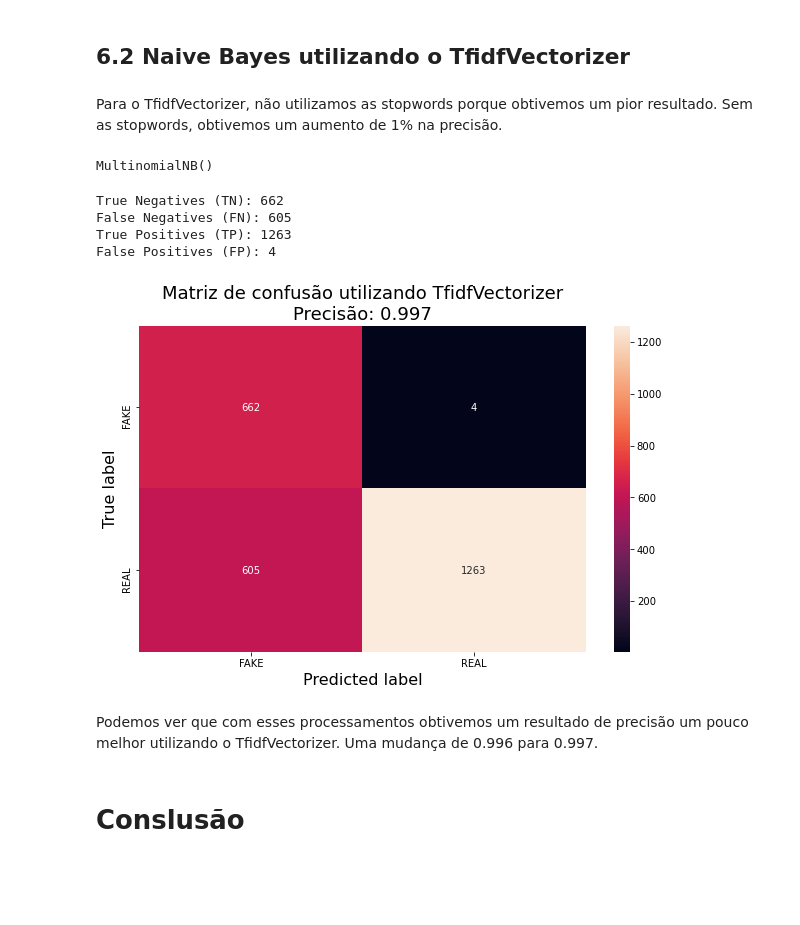
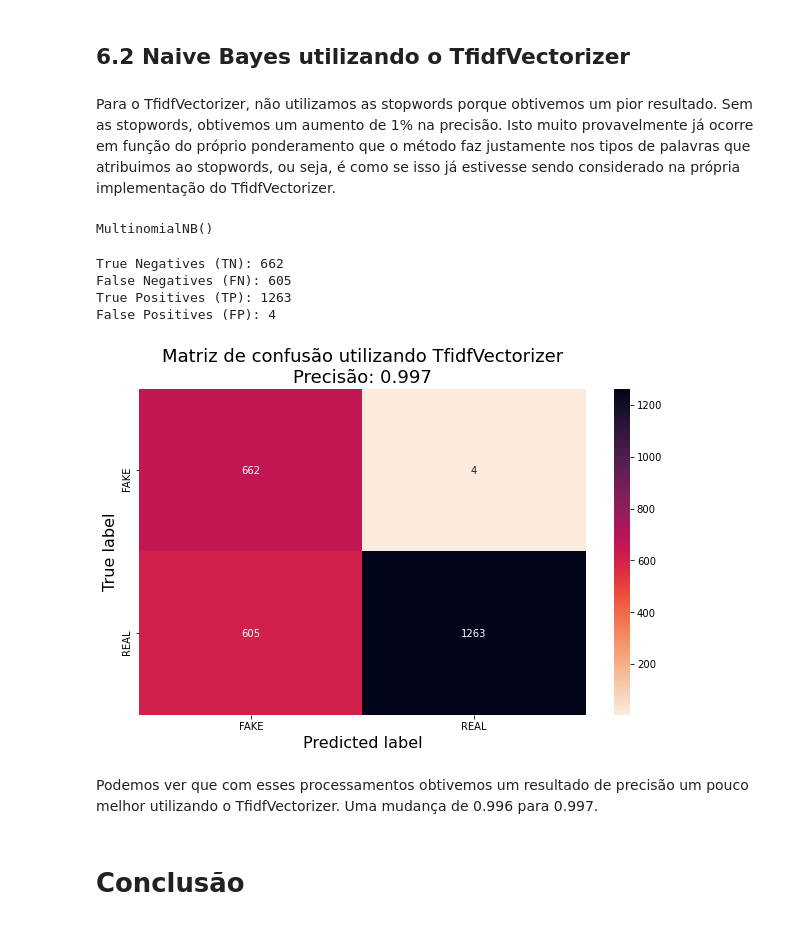
Before and after one commit to thalissonfelipe/mineracao, a Jupyter notebook: Trabalho04/PLN.ipynb, the cells around one changed output. Cells and saved outputs as stored; diff of their text form; code cells hidden in the pictures; blank space fills up the shorter version.

```diff
--- a/Trabalho04/PLN.ipynb
+++ b/Trabalho04/PLN.ipynb
@@ -210,7 +222,7 @@ Podemos ver que com esses processamentos obtivemos um resultado de precisão um
 # %% [markdown]
 ## 6.2 Naive Bayes utilizando o TfidfVectorizer
 # %% [markdown]
-Para o TfidfVectorizer, não utilizamos as stopwords porque obtivemos um pior resultado. Sem as stopwords, obtivemos um aumento de 1% na precisão.
+Para o TfidfVectorizer, não utilizamos as stopwords porque obtivemos um pior resultado. Sem as stopwords, obtivemos um aumento de 1% na precisão. Isto muito provavelmente já ocorre em função do próprio ponderamento que o método faz justamente nos tipos de palavras que atribuimos ao stopwords, ou seja, é como se isso já estivesse sendo considerado na própria implementação do TfidfVectorizer.
 # %%
 X_processed2 = preprocess(X)
 # %%
@@ -225,22 +237,22 @@ MultinomialNB()
 # %%
 y_pred4 = clf4.predict(X_test4)
 precision4 = precision_score(y_pred4, y_test4)
 cm4 = confusion_matrix(y_pred4, y_test4)
 show_frequencies(cm4)
 cm4_df = pd.DataFrame(cm4, index=['FAKE','REAL'], columns=['FAKE','REAL'])
 
-sns.heatmap(cm4_df, annot=True, fmt='d')
+sns.heatmap(cm4_df, annot=True, cmap = 'rocket_r', fmt='d')
 plt.title('Matriz de confusão utilizando TfidfVectorizer\nPrecisão: {0:.3f}'.format(precision4), fontsize=18)
 plt.ylabel('True label', fontsize=16)
 plt.xlabel('Predicted label', fontsize=16)
 plt.show()
 # %% [output]
 True Negatives (TN): 662
 False Negatives (FN): 605
 True Positives (TP): 1263
 False Positives (FP): 4
-[figure, old version]
+[figure, new version]
 # %% [markdown]
 Podemos ver que com esses processamentos obtivemos um resultado de precisão um pouco melhor utilizando o TfidfVectorizer. Uma mudança de 0.996 para 0.997.
 # %% [markdown]
-# Conslusão
+# Conclusão
```
Also changed, not shown: parts of 13 cells of this notebook.
